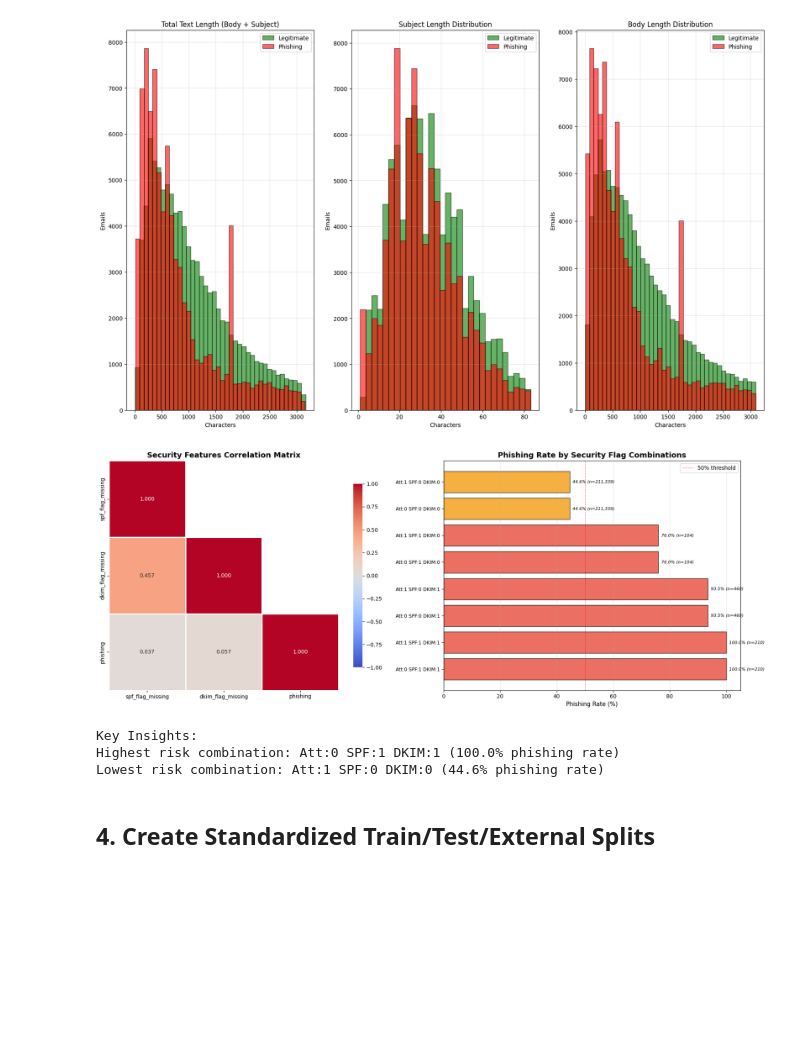
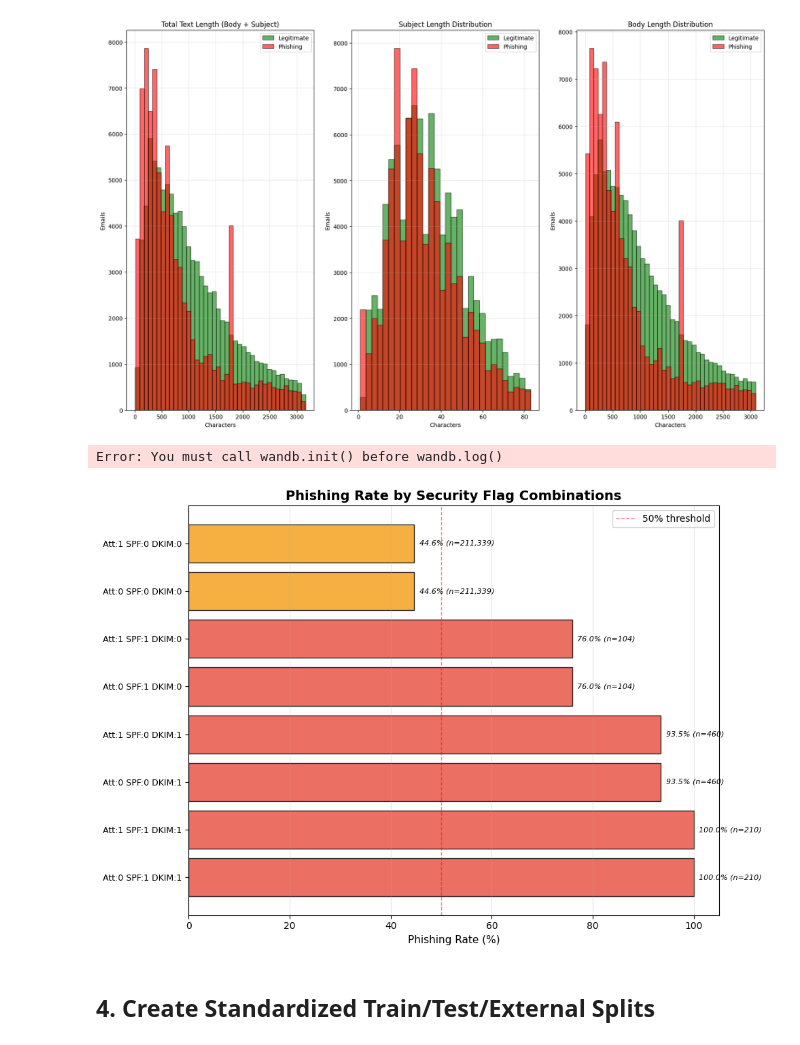
Before and after one commit to Latandu/PhishStop, a Jupyter notebook: app/models/train_models_with_wandb.ipynb, the cells around one changed output. Saved outputs shown, nothing was run; the diff lists cells and outputs as text; code cells hidden in the pictures; blank space fills up the shorter version.

```diff
--- a/app/models/train_models_with_wandb.ipynb
+++ b/app/models/train_models_with_wandb.ipynb
@@ -321,21 +321,7 @@ Total Length (body + subject): mean=1201.2, median=626.0, std=3013.2
   Body Length: mean=1164.8, median=591.0
 [figure]
 # %%
-security_features = [ 'spf_flag_missing', 'dkim_flag_missing', 'phishing']
-security_df = df_pd[security_features].copy()
-
-fig, axes = plt.subplots(1, 2, figsize=(18, 7))
-
-# 1. Correlation heatmap
-ax1 = axes[0]
-corr_matrix = security_df.corr()
-mask = np.triu(np.ones_like(corr_matrix, dtype=bool), k=1)
-sns.heatmap(corr_matrix, mask=mask, annot=True, fmt='.3f', cmap='coolwarm',
-            center=0, square=True, linewidths=2, cbar_kws={"shrink": 0.8},
-            ax=ax1, vmin=-1, vmax=1)
-ax1.set_title('Security Features Correlation Matrix', fontsize=14, fontweight='bold')
-
-ax2 = axes[1]
+fig, ax = plt.subplots(figsize=(10, 7))
 
 risk_combinations = []
 risk_labels = []
@@ -359,47 +345,45 @@ for has_att in [0, 1]:
                     'phishing_rate': phishing_rate,
                     'spf_missing': spf_miss,
                     'dkim_missing': dkim_miss
                 })
 
 risk_combinations.sort(key=lambda x: x['phishing_rate'], reverse=True)
 
 y_pos = np.arange(len(risk_combinations))
 rates = [r['phishing_rate'] for r in risk_combinations]
 labels = [r['label'] for r in risk_combinations]
 totals = [r['total'] for r in risk_combinations]
 
 colors = ['#e74c3c' if rate > 50 else '#f39c12' if rate > 25 else '#2ecc71'
           for rate in rates]
 
-bars = ax2.barh(y_pos, rates, color=colors, edgecolor='black', alpha=0.8)
-ax2.set_yticks(y_pos)
-ax2.set_yticklabels(labels, fontsize=9)
-ax2.set_xlabel('Phishing Rate (%)', fontsize=11)
-ax2.set_title('Phishing Rate by Security Flag Combinations', fontsize=14, fontweight='bold')
-ax2.grid(axis='x', alpha=0.3)
-ax2.axvline(x=50, color='red', linestyle='--', linewidth=1, alpha=0.5, label='50% threshold')
-ax2.legend()
+bars = ax.barh(y_pos, rates, color=colors, edgecolor='black', alpha=0.8)
+ax.set_yticks(y_pos)
+ax.set_yticklabels(labels, fontsize=9)
+ax.set_xlabel('Phishing Rate (%)', fontsize=11)
+ax.set_title('Phishing Rate by Security Flag Combinations', fontsize=14, fontweight='bold')
+ax.grid(axis='x', alpha=0.3)
+ax.axvline(x=50, color='red', linestyle='--', linewidth=1, alpha=0.5, label='50% threshold')
+ax.legend()
 
 for i, (bar, rate, total) in enumerate(zip(bars, rates, totals)):
-    ax2.text(rate + 1, bar.get_y() + bar.get_height()/2,
+    ax.text(rate + 1, bar.get_y() + bar.get_height()/2,
             f'{rate:.1f}% (n={total:,})',
             ha='left', va='center', fontsize=8, style='italic')
 
 plt.tight_layout()
-wandb.log({"dataset_analysis/security_flags_correlation": wandb.Image(fig)})
+wandb.log({"dataset_analysis/security_flags_risk": wandb.Image(fig)})
 plt.show()
 plt.close()
 
 print("Key Insights:")
 print(f"Highest risk combination: {risk_combinations[0]['label']} "
       f"({risk_combinations[0]['phishing_rate']:.1f}% phishing rate)")
 print(f"Lowest risk combination: {risk_combinations[-1]['label']} "
       f"({risk_combinations[-1]['phishing_rate']:.1f}% phishing rate)")
 # %% [output]
+Error: You must call wandb.init() before wandb.log()
-[figure, old version]
+[figure, new version]
-Key Insights:
-Highest risk combination: Att:0 SPF:1 DKIM:1 (100.0% phishing rate)
-Lowest risk combination: Att:1 SPF:0 DKIM:0 (44.6% phishing rate)
 # %% [markdown]
 ## 4. Create Standardized Train/Test/External Splits
 # %%
```
Also changed, not shown: parts of 11 cells of this notebook, 3 other files.
